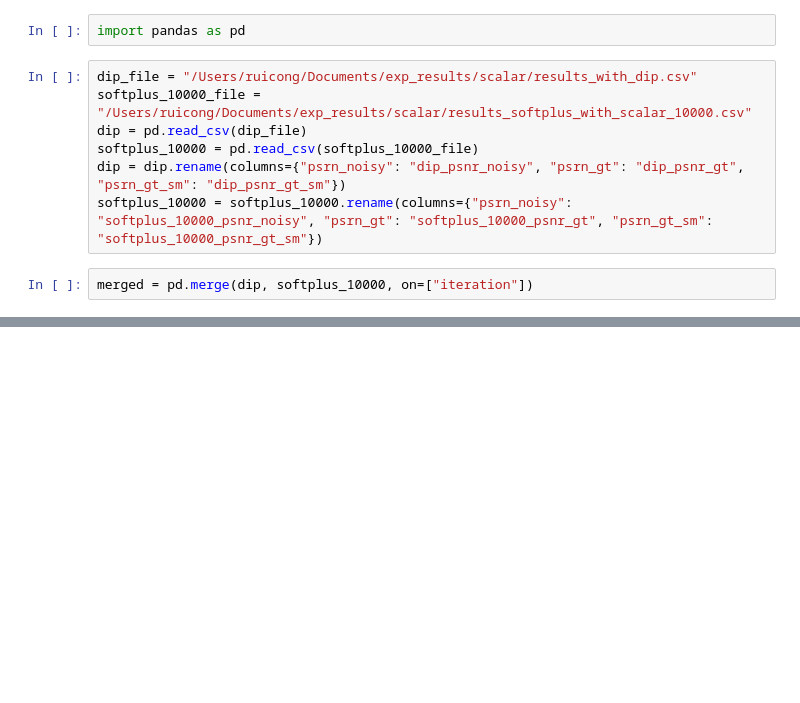
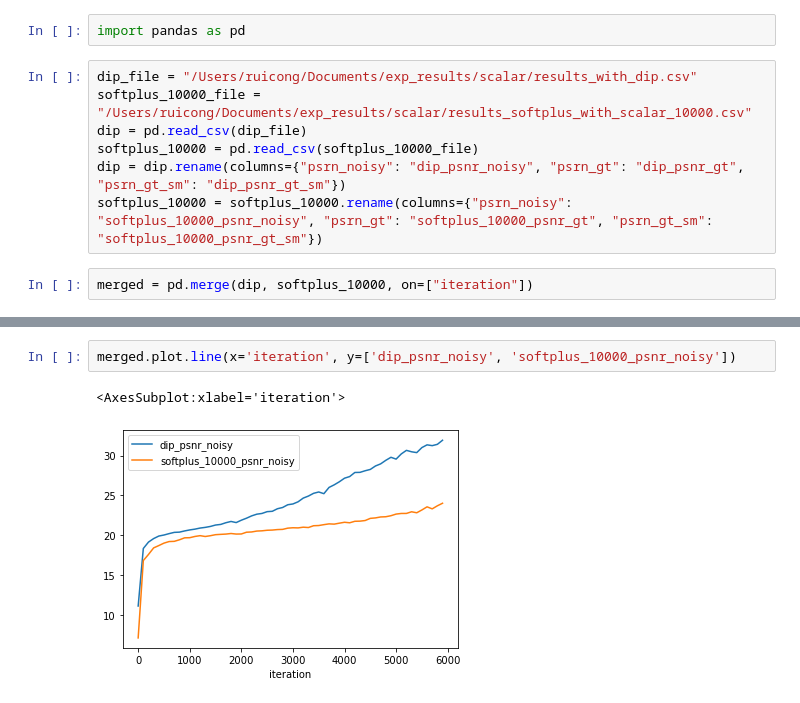
Before and after one commit to Zhu-Ruicong/deep-image-prior, a Jupyter notebook: plot.ipynb, the cells around one changed output, grey strips where cells are left out. Drawn from its saved outputs; the diff is of its cells as text; blank space fills up the shorter version.

```diff
--- a/plot.ipynb
+++ b/plot.ipynb
@@ -36,0 +42,5 @@ merged.plot.line(x='iteration', y=['dip_psnr_gt', 'softplus_10000_psnr_gt'])
+# %%
+merged.plot.line(x='iteration', y=['dip_psnr_noisy', 'softplus_10000_psnr_noisy'])
+# %% [output]
+<AxesSubplot:xlabel='iteration'>
+[figure, added]
```
Also changed, not shown: parts of 4 cells of this notebook.
